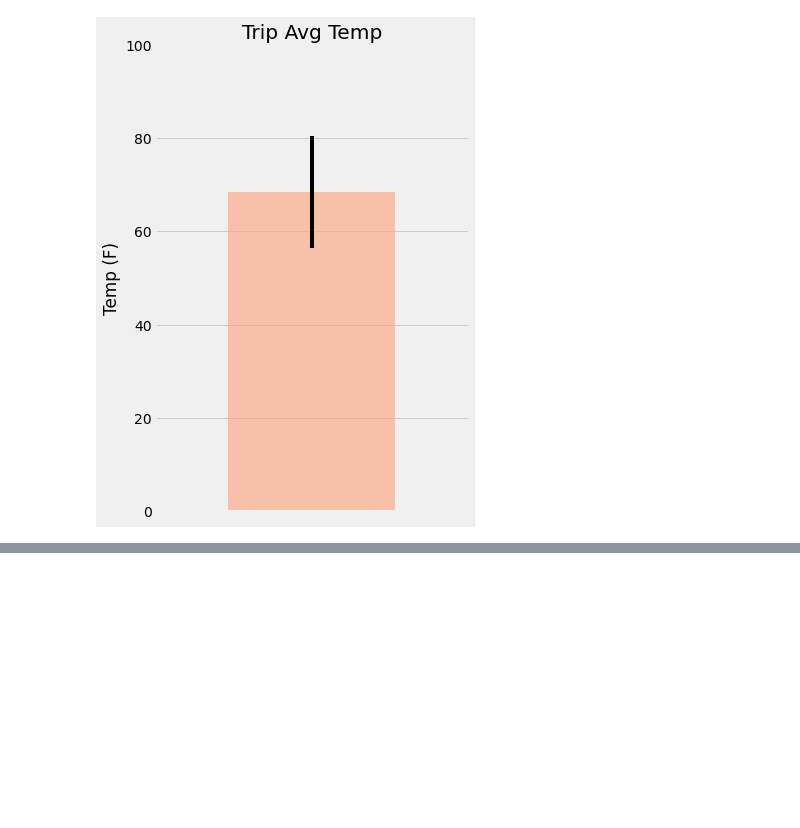
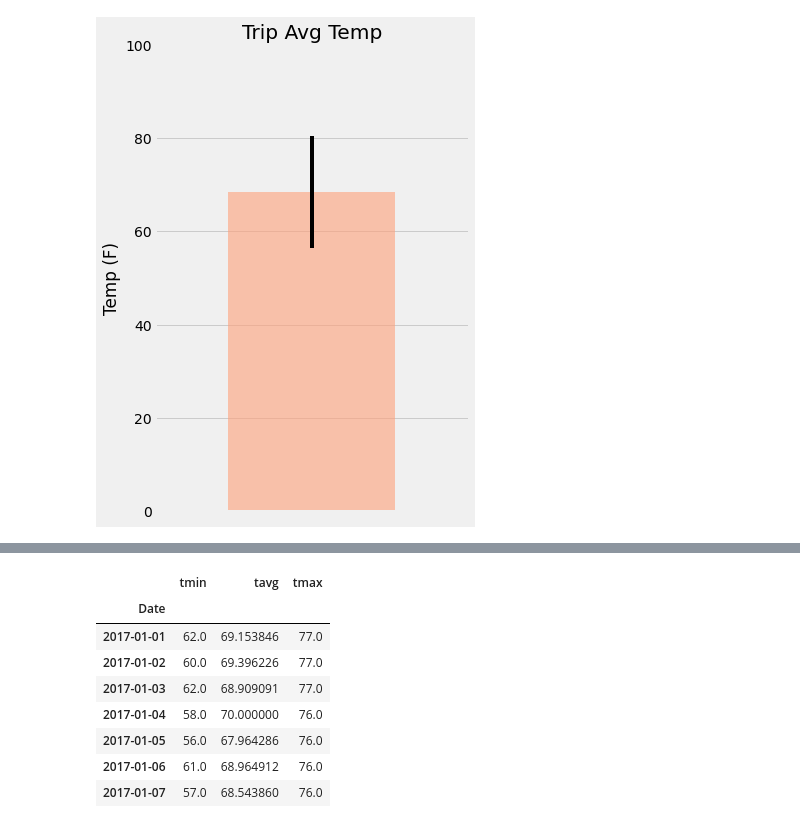
Before and after one commit to erinmlee97/sqlalchemy_challenge, a Jupyter notebook: climate_starter.ipynb, the cells around one changed output, grey strips where cells are left out. Drawn from its saved outputs; the diff is of its cells as text; code cells hidden in the pictures; blank space fills up the shorter version.

```diff
--- a/climate_starter.ipynb
+++ b/climate_starter.ipynb
@@ -303,4 +348,18 @@ daily_normals("01-01")
 # %%
 # Load the previous query results into a Pandas DataFrame and add the `trip_dates` range as the `date` index
+normals_df = pd.DataFrame(normals, columns=['tmin','tavg','tmax'])
+normals_df['Date'] = tripdates
+normals_df = normals_df.set_index("Date")
+normals_df
+# %% [output]
+|  | tmin | tavg | tmax |
+| Date |  |  |  |
+| 2017-01-01 | 62.0 | 69.153846 | 77.0 |
+| 2017-01-02 | 60.0 | 69.396226 | 77.0 |
+| 2017-01-03 | 62.0 | 68.909091 | 77.0 |
+| 2017-01-04 | 58.0 | 70.000000 | 76.0 |
+| 2017-01-05 | 56.0 | 67.964286 | 76.0 |
+| 2017-01-06 | 61.0 | 68.964912 | 76.0 |
+| 2017-01-07 | 57.0 | 68.543860 | 76.0 |
 # %%
 # Plot the daily normals as an area plot with `stacked=False`
```
Also changed, not shown: parts of 14 cells of this notebook, 6 other files.
